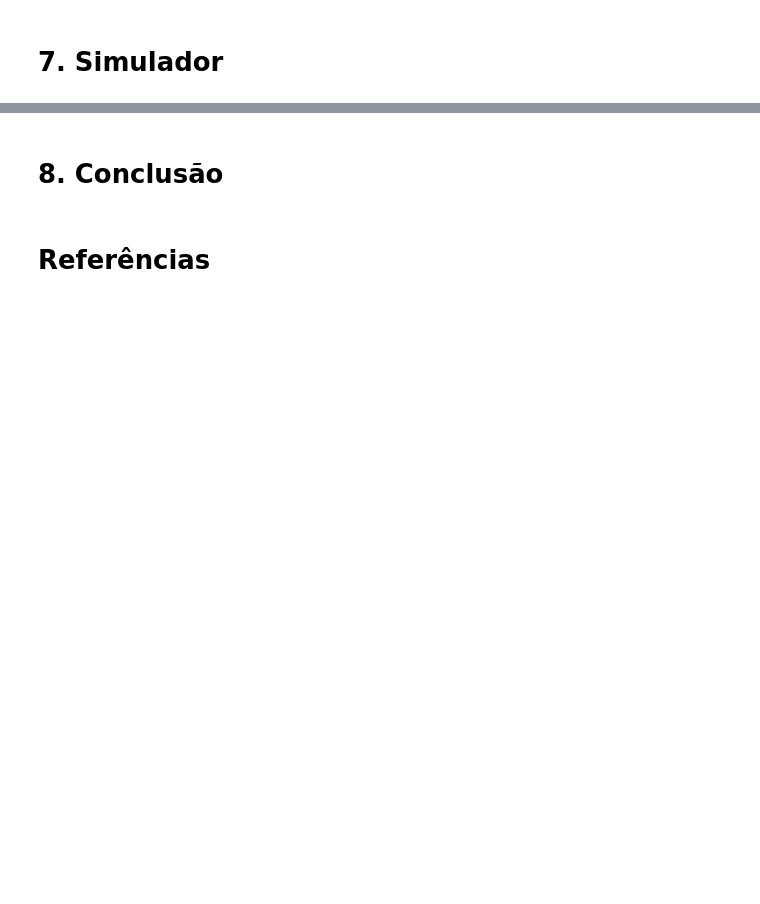
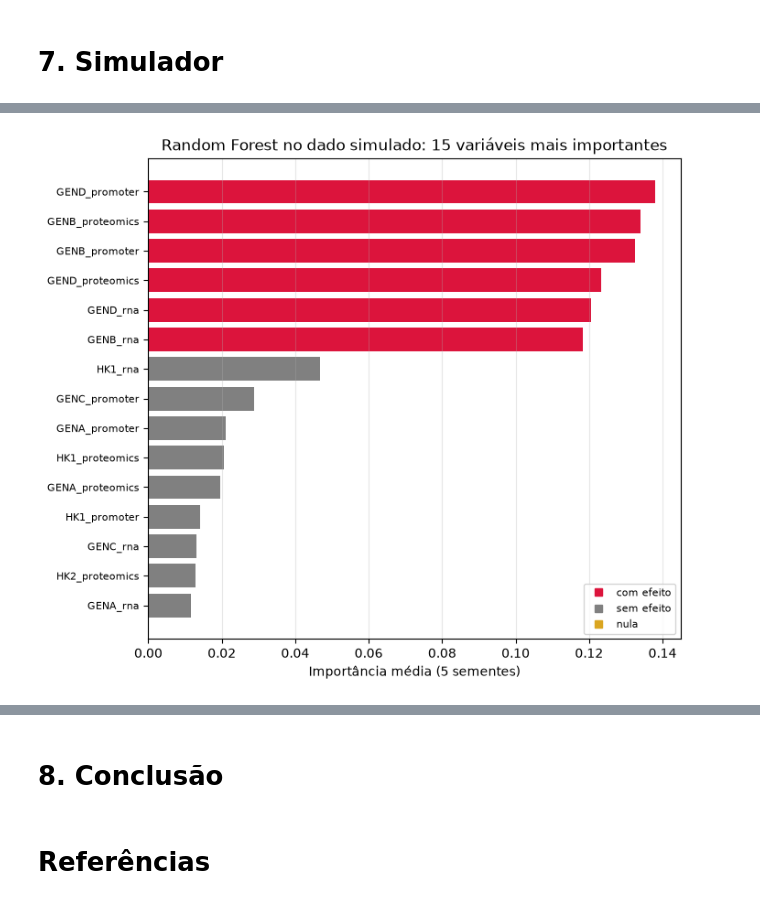
Before and after one commit to hellsdeur/multiomic, a Jupyter notebook: main.ipynb, the cells around one changed output, grey strips where cells are left out. Cells and saved outputs as stored; diff of their text form; code cells hidden in the pictures; blank space fills up the shorter version.

Commit message:
feat: return and simulation

```diff
--- a/main.ipynb
+++ b/main.ipynb
@@ -858,2 +918,24 @@ ax.grid(alpha=0.3)
 # %% [markdown]
 # 7. Simulador
+# %%
+effect_genes = ["GENB", "GEND"]
+
+def reference_parameters(data):
+    rows = []
+    for layer in ["ATAC", "RNA", "PROTEOMICA"]:
+        for col in layer_columns(data, layer):
+            control = np.log2(data.loc[data["phenotype"] == 0, col])
+            deficient = np.log2(data.loc[data["phenotype"] == 1, col])
+            rows.append({
+                "column": col,
+                "layer": layer,
+                "control_mean": control.mean(),
+                "log2fc": deficient.mean() - control.mean() if col.split("_")[0] in effect_genes else 0.0,
+                "std": np.sqrt((control.var() + deficient.var()) / 2),
+            })
+    return pd.DataFrame(rows)
+# %%
+reference = reference_parameters(df)
+snp_reference = df[layer_columns(df, "GENOTIPOS")].mean() / 2
+
+reference
@@ -859,0 +1075,25 @@ ax.grid(alpha=0.3)
+# %%
+X_sim, y_sim = build_xy(df_sim, all_layers)
+importances_sim = rf_importances(X_sim, y_sim, seeds=range(5))
+top_sim = importances_sim.mean(axis=1).sort_values().tail(15)
+
+def variable_kind(variable):
+    if variable.startswith(("NULL", "rsNull")):
+        return "nula"
+    if variable.split("_")[0] in effect_genes:
+        return "com efeito"
+    return "sem efeito"
+
+kind_colors = {"com efeito": "crimson", "sem efeito": "gray", "nula": "goldenrod"}
+colors = [kind_colors[variable_kind(v)] for v in top_sim.index]
+
+fig, ax = plt.subplots(figsize=(7, 6), constrained_layout=True)
+ax.barh(top_sim.index, top_sim.values, color=colors)
+handles = [plt.Line2D([], [], marker="s", linestyle="", color=c, label=k) for k, c in kind_colors.items()]
+ax.legend(handles=handles, fontsize=8)
+ax.set_title("Random Forest no dado simulado: 15 variáveis mais importantes")
+ax.set_xlabel("Importância média (5 sementes)")
+ax.tick_params(axis="y", labelsize=8)
+ax.grid(axis="x", alpha=0.3)
+# %% [output]
+[figure, added]
```
Also changed, not shown: parts of 9 cells of this notebook.
